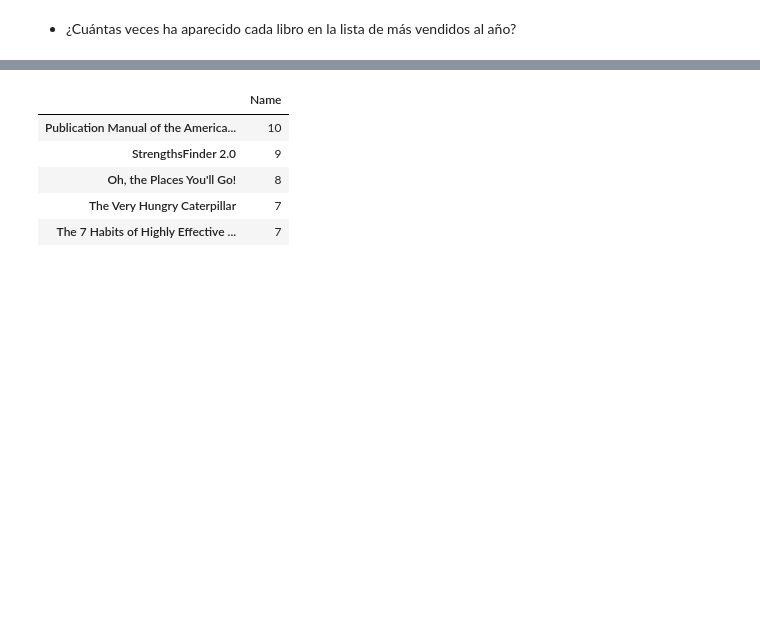
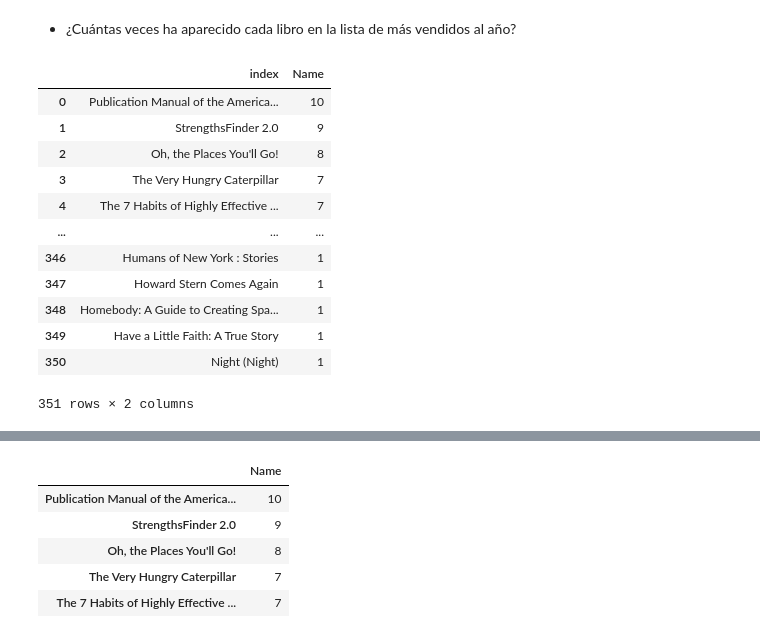
Before and after one commit to Adalab/DA-promo-A-module-2-pairprog-2-pair-3-Alicia-Laura, a Jupyter notebook: Estadistica/pair_estad_3.ipynb, the cells around one changed output, grey strips where cells are left out. Cells and saved outputs as stored; diff of their text form; code cells hidden in the pictures; blank space fills up the shorter version.

```diff
--- a/Estadistica/pair_estad_3.ipynb
+++ b/Estadistica/pair_estad_3.ipynb
@@ -412,3 +427,21 @@ df_name
 203 rows × 7 columns
 # %% [markdown]
 - ¿Cuántas veces ha aparecido cada libro en la lista de más vendidos al año?
+# %%
+name_ordenado = df["Name"].value_counts()
+df_name_ordenado = name_ordenado.reset_index()
+df_name_ordenado
+# %% [output]
+|  | index | Name |
+| 0 | Publication Manual of the America... | 10 |
+| 1 | StrengthsFinder 2.0 | 9 |
+| 2 | Oh, the Places You'll Go! | 8 |
+| 3 | The Very Hungry Caterpillar | 7 |
+| 4 | The 7 Habits of Highly Effective ... | 7 |
+| ... | ... | ... |
+| 346 | Humans of New York : Stories | 1 |
+| 347 | Howard Stern Comes Again | 1 |
+| 348 | Homebody: A Guide to Creating Spa... | 1 |
+| 349 | Have a Little Faith: A True Story | 1 |
+| 350 | Night (Night) | 1 |
+351 rows × 2 columns
```
Also changed, not shown: parts of 18 cells of this notebook, 2 other files.
